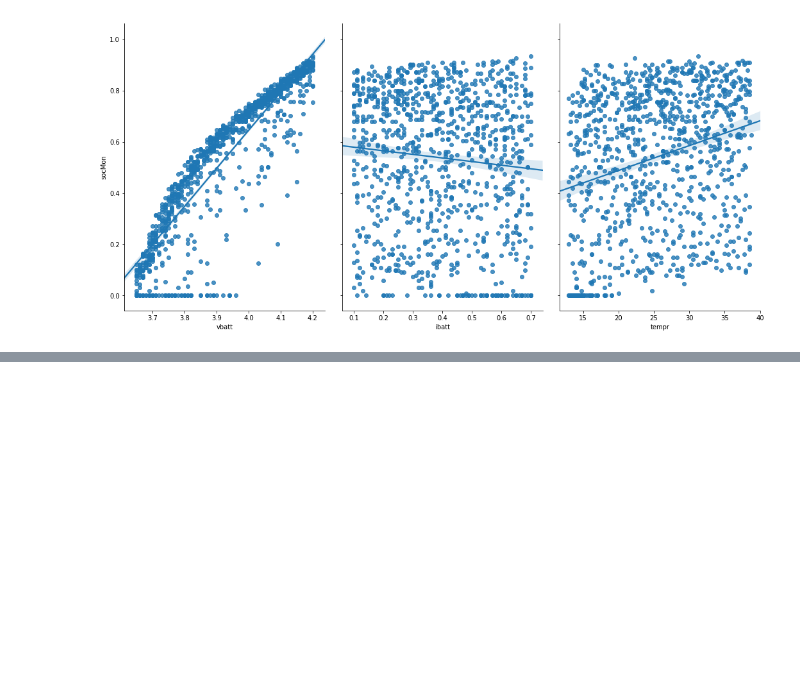
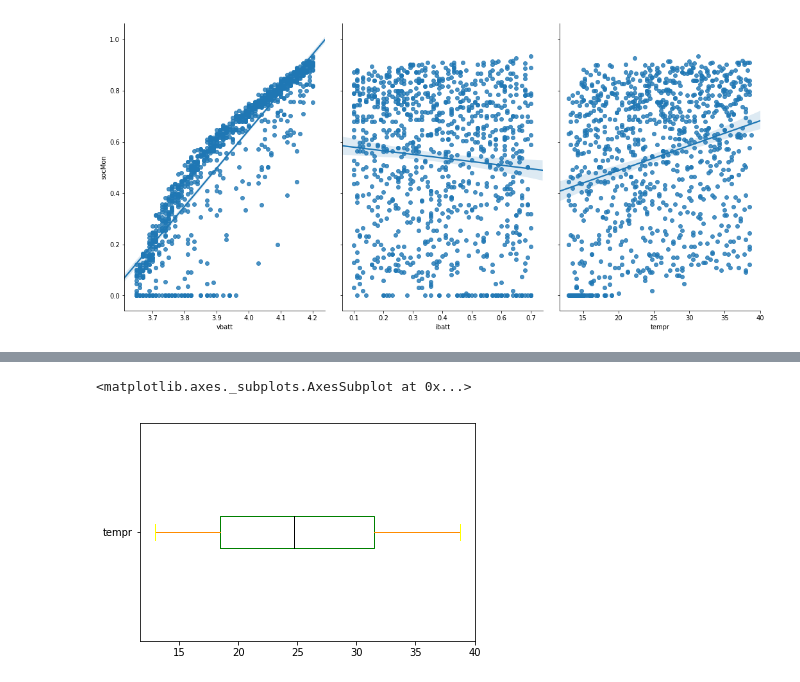
Before and after one commit to vharavu/mlnd-capstone, a Jupyter notebook: battSoC.ipynb, the cells around one changed output, grey strips where cells are left out. Drawn from its saved outputs; the diff is of its cells as text; code cells hidden in the pictures; blank space fills up the shorter version.

```diff
--- a/battSoC.ipynb
+++ b/battSoC.ipynb
@@ -130,0 +140,5 @@ sns.pairplot(full_data, x_vars=['vbatt', 'ibatt', 'tempr'], y_vars='socMon', siz
+# %%
+data['tempr'].plot.box(color=color, sym='r+', vert=False)
+# %% [output]
+<matplotlib.axes._subplots.AxesSubplot at 0x...>
+[figure, added]
```
Also changed, not shown: parts of 10 cells of this notebook.
